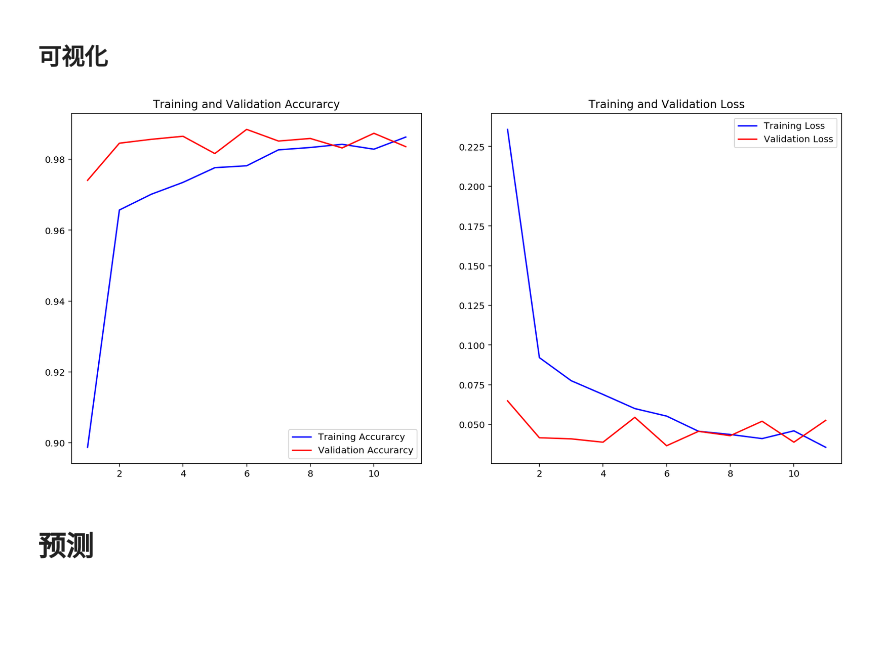
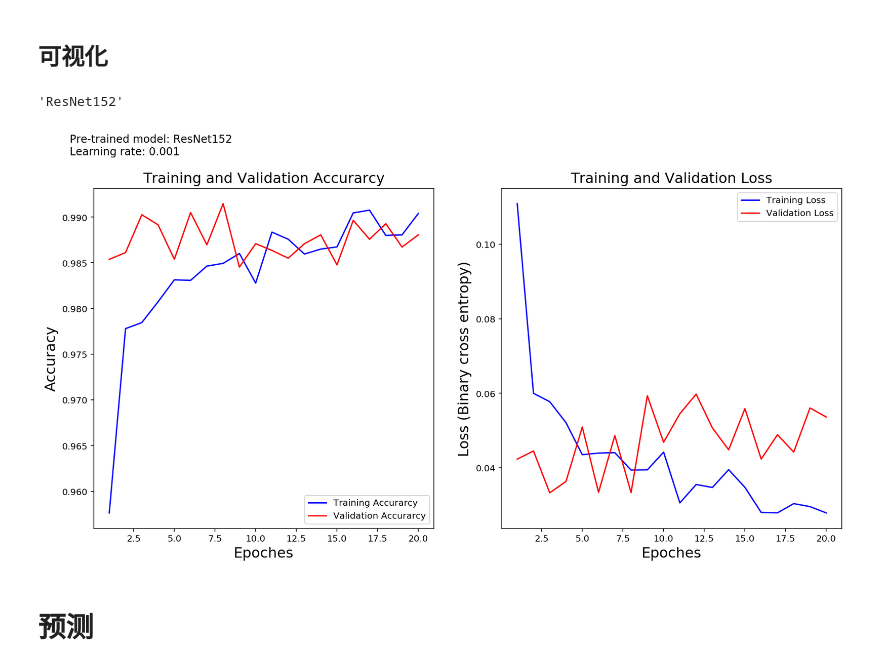
Before and after one commit to Tyelcie/Dogs_vs_Cats, a Jupyter notebook: Dogs_vs_Cats_revise.ipynb, the cells around one changed output. Drawn from its saved outputs; the diff is of its cells as text; code cells hidden in the pictures; blank space fills up the shorter version.

```diff
--- a/Dogs_vs_Cats_revise.ipynb
+++ b/Dogs_vs_Cats_revise.ipynb
@@ -107,8 +110,16 @@ Found 8208 images belonging to 2 classes.
+# %%
+model_dict = {'ResNet50': ResNet50, 'ResNet152': ResNet152, 'EfficientNetB3': EfficientNetB3}
+
+model_name = 'ResNet152'
 # %% [markdown]
 载入模型并排除顶部的全连接层。
 # %%
 # tf.reset_default_graph()
-# model_base = ResNet50(weights='imagenet', include_top=False, input_shape = (im_width, im_height, 3))
+if model_name == 'ResNet152':
+    model_base = ResNet152(weights = 'imagenet', include_top = False, input_shape = (im_width, im_height, 3),
+                           backend = backend, layers = layers, models = models, utils = utils)
+else:
+    model_base = model_dict[model_name](weights='imagenet', include_top=False, input_shape = (im_width, im_height, 3))
 
-# model_base = ResNet152(weights = 'imagenet', include_top = False, input_shape = (im_width, im_height, 3))
-model_base = EfficientNetB3(weights='imagenet', include_top=False, input_shape = (im_width, im_height, 3))
+#
+# model_base = EfficientNetB3(weights='imagenet', include_top=False, input_shape = (im_width, im_height, 3))
@@ -128,6 +132,6 @@ model.add(model_base)
 model.add(GlobalAveragePooling2D())
 # model.add(Dense(1024, activation='relu'))
 # model.add(Dropout(0.75))
-# model.add(Dense(500, activation='relu'))
+model.add(Dense(500, activation='relu'))
 model.add(Dropout(0.75))
 model.add(Dense(1, activation='sigmoid'))
@@ -192,6 +194,6 @@ history = model.fit_generator(generator['train'],
                               epochs=epochs,
                               validation_data=generator['valid'],
                               validation_steps=math.ceil(generator['valid'].samples / batch_size),
-                              callbacks=[early_stopping],
+#                               callbacks=[early_stopping],
                               verbose = 2)
 # %% [output]
@@ -221,33 +224,45 @@ model.save('model_binary.h5')
 # model = load_model('model_binary.h5')
 # %% [markdown]
 ## 可视化
+# %%
+model_name
+# %% [output]
+'ResNet152'
 # %%
 #get the details form the history object
 acc = history.history['acc']
 val_acc = history.history['val_acc']
 loss = history.history['loss']
 val_loss = history.history['val_loss']
 
-epochs = range(1, len(acc) + 1)
+x_axis = range(1, epochs+1)
 
 #Train and validation accuracy
+
 plt.figure(figsize = [15, 7])
 plt.subplot(1,2,1)
-plt.plot(epochs, acc, 'blue', label='Training Accurarcy')
-plt.plot(epochs, val_acc, 'red', label='Validation Accurarcy')
-plt.title('Training and Validation Accurarcy')
+plt.plot(x_axis, acc, 'blue', label='Training Accurarcy')
+plt.plot(x_axis, val_acc, 'red', label='Validation Accurarcy')
+plt.title('Training and Validation Accurarcy', fontsize = 16)
+plt.xlabel('Epoches', fontsize = 16)
+plt.ylabel('Accuracy', fontsize = 16)
 plt.legend()
 
 plt.subplot(1,2,2)
 #Train and validation loss
-plt.plot(epochs, loss, 'blue', label='Training Loss')
-plt.plot(epochs, val_loss, 'red', label='Validation Loss')
-plt.title('Training and Validation Loss')
+plt.plot(x_axis, loss, 'blue', label='Training Loss')
+plt.plot(x_axis, val_loss, 'red', label='Validation Loss')
+plt.title('Training and Validation Loss', fontsize = 16)
+plt.xlabel('Epoches', fontsize = 16)
+plt.ylabel('Loss (Binary cross entropy)', fontsize = 16)
 plt.legend()
-plt.savefig('loss and acc.jpg', bbox_inches = 'tight')
+
+plt.suptitle('Pre-trained model: {}\nLearning rate: {}'.format(model_name, lr),
+            x = 0.1, y = 1, ha = 'left')
+plt.savefig('{} loss and acc.jpg'.format(model_name), bbox_inches = 'tight')
 plt.show()
 # %% [output]
-[figure, old version]
+[figure, new version]
 # %% [markdown]
 # 预测
 # %%
```
Also changed, not shown: parts of 13 cells of this notebook.
